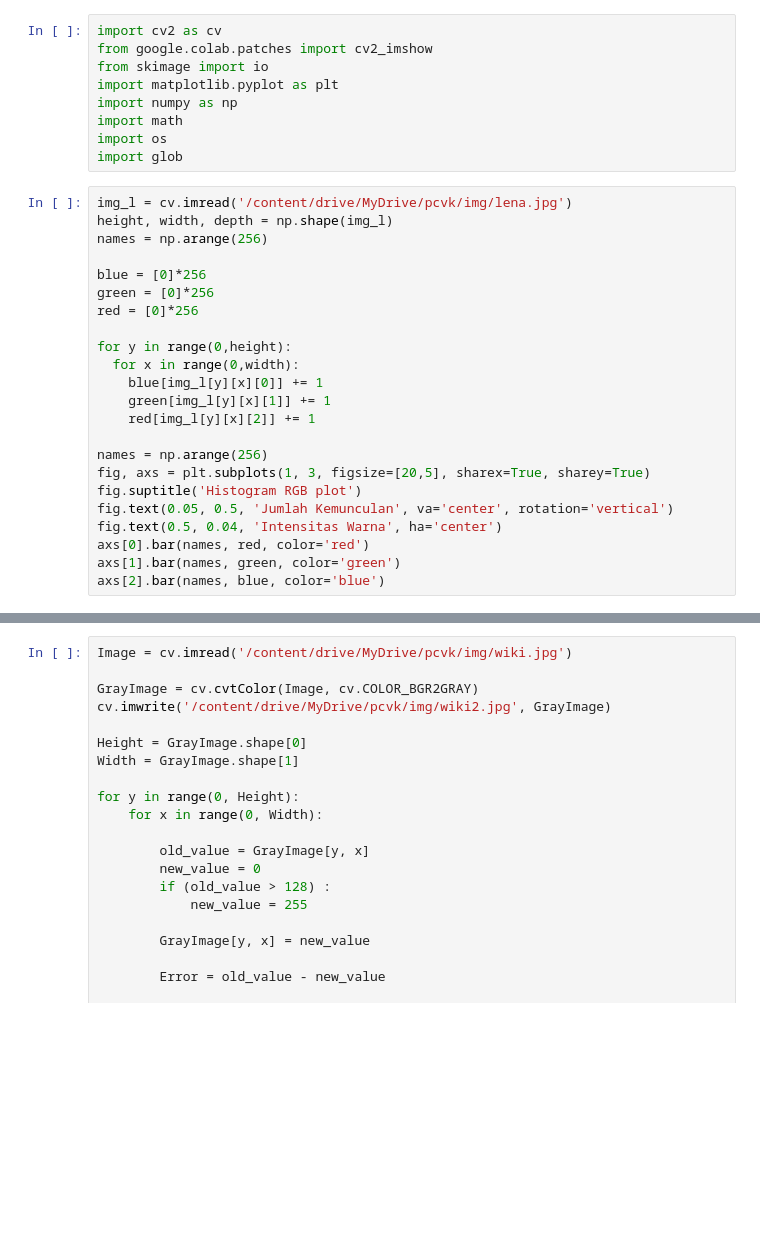
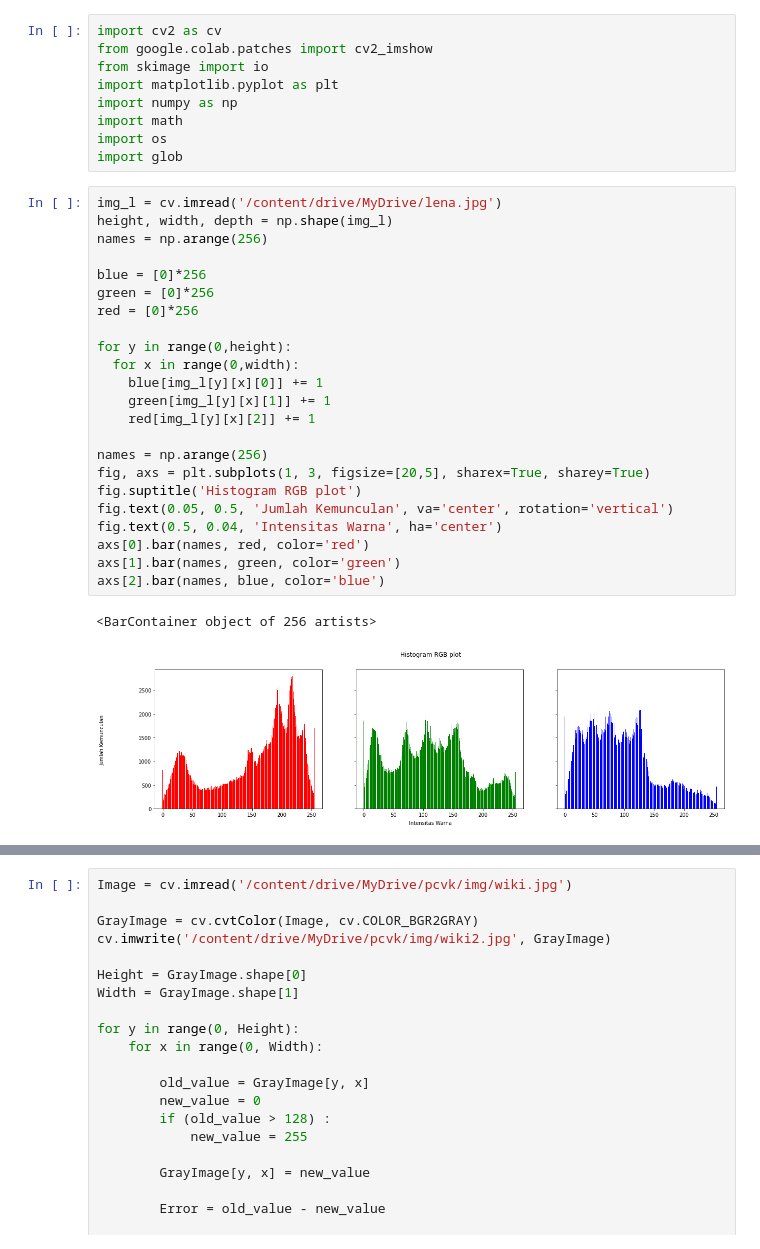
Before and after one commit to RifkieNurdianAdiNugroho/PCVK_Genap_2022, a Jupyter notebook: Week6.ipynb, the cells around one changed output, grey strips where cells are left out. Drawn from its saved outputs; the diff is of its cells as text; blank space fills up the shorter version.

```diff
--- a/Week6.ipynb
+++ b/Week6.ipynb
@@ -16,28 +16,31 @@ import math
 import os
 import glob
 # %%
-img_l = cv.imread('/content/drive/MyDrive/pcvk/img/lena.jpg')
+img_l = cv.imread('/content/drive/MyDrive/lena.jpg')
 height, width, depth = np.shape(img_l)
 names = np.arange(256)
 
 blue = [0]*256
 green = [0]*256
 red = [0]*256
 
 for y in range(0,height):
   for x in range(0,width):
     blue[img_l[y][x][0]] += 1
     green[img_l[y][x][1]] += 1
     red[img_l[y][x][2]] += 1
 
 names = np.arange(256)
 fig, axs = plt.subplots(1, 3, figsize=[20,5], sharex=True, sharey=True)
 fig.suptitle('Histogram RGB plot')
 fig.text(0.05, 0.5, 'Jumlah Kemunculan', va='center', rotation='vertical')
 fig.text(0.5, 0.04, 'Intensitas Warna', ha='center')
 axs[0].bar(names, red, color='red')
 axs[1].bar(names, green, color='green')
 axs[2].bar(names, blue, color='blue')
+# %% [output]
+<BarContainer object of 256 artists>
+[figure, added]
 # %%
 colors = ("b", "g", "r")
 channel_ids = (0,1,2)
```
Also changed, not shown: parts of 6 cells of this notebook.
